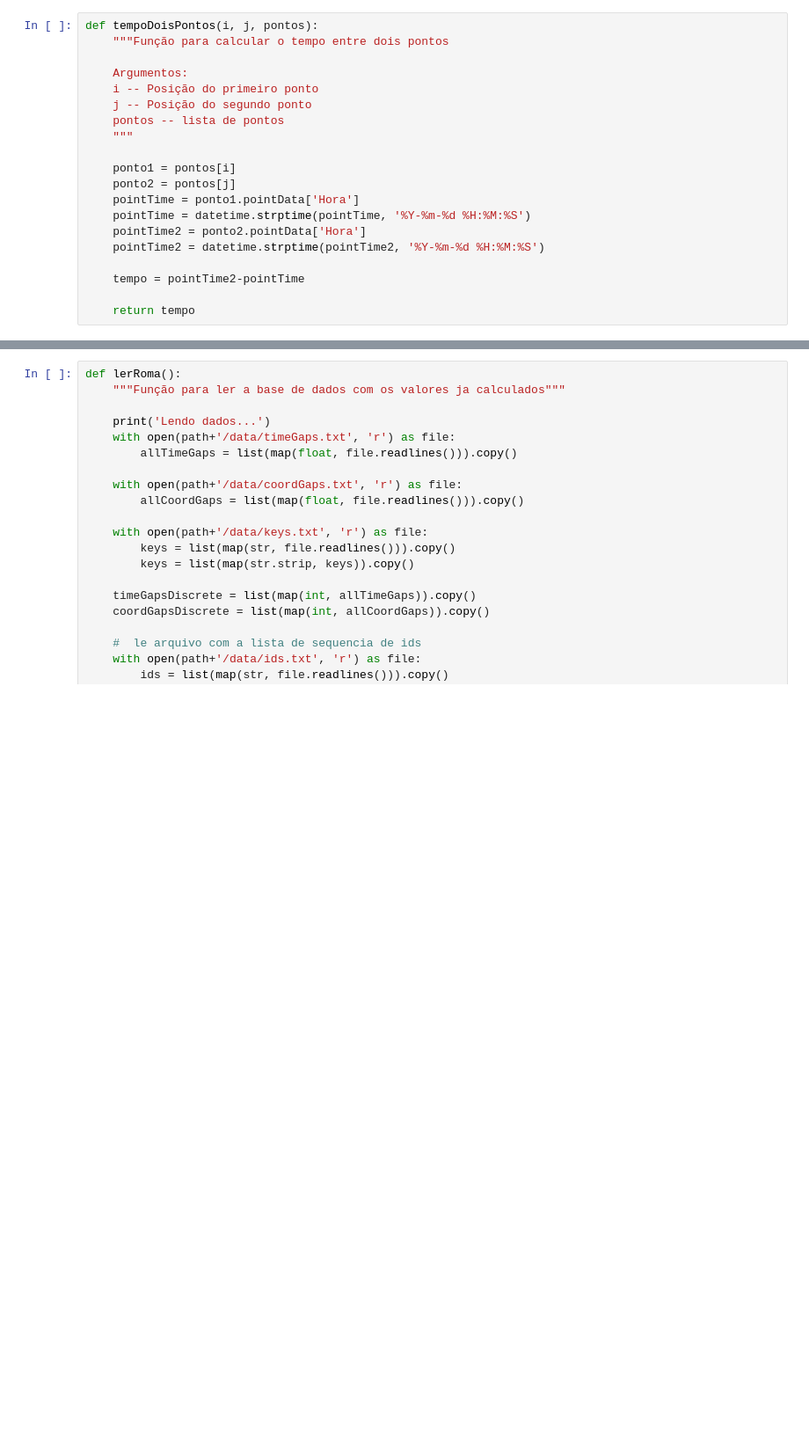
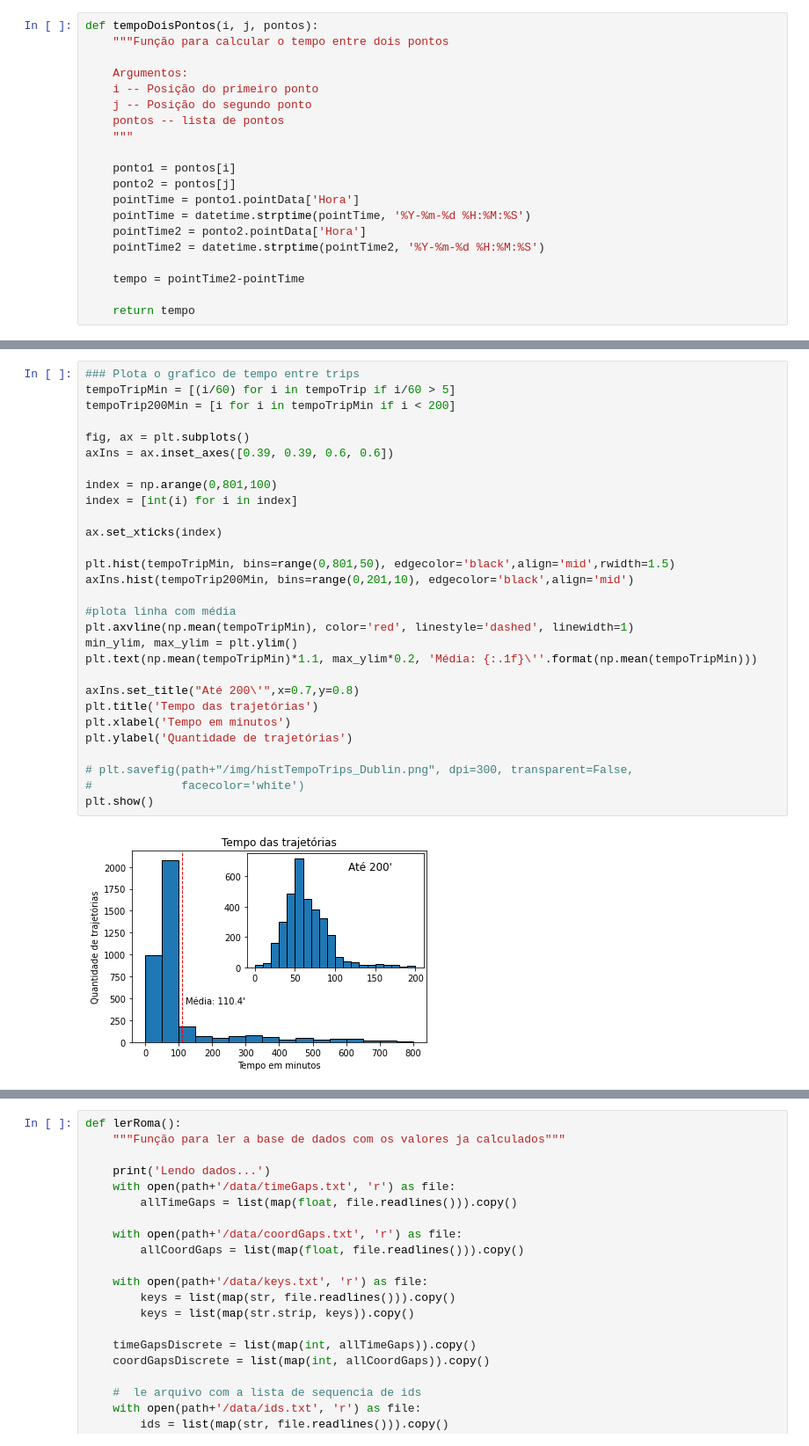
Before and after one commit to TulioNPL/Pesquisa, a Jupyter notebook: jupyter/main.ipynb, the cells around one changed output, grey strips where cells are left out. Shown: that part at 88% size. Cells and saved outputs as stored; diff of their text form; blank space fills up the shorter version.

```diff
--- a/jupyter/main.ipynb
+++ b/jupyter/main.ipynb
@@ -194,3 +265,34 @@ allTimeGaps, allCoordGaps, timeGapsDiscrete, coordGapsDiscrete, keys, pontos = l
+# %%
+### Plota o grafico de tempo entre trips
+tempoTripMin = [(i/60) for i in tempoTrip if i/60 > 5]
+tempoTrip200Min = [i for i in tempoTripMin if i < 200]
+
+fig, ax = plt.subplots()
+axIns = ax.inset_axes([0.39, 0.39, 0.6, 0.6])
+
+index = np.arange(0,801,100)
+index = [int(i) for i in index]
+
+ax.set_xticks(index)
+
+plt.hist(tempoTripMin, bins=range(0,801,50), edgecolor='black',align='mid',rwidth=1.5)
+axIns.hist(tempoTrip200Min, bins=range(0,201,10), edgecolor='black',align='mid')
+
+#plota linha com média
+plt.axvline(np.mean(tempoTripMin), color='red', linestyle='dashed', linewidth=1)
+min_ylim, max_ylim = plt.ylim()
+plt.text(np.mean(tempoTripMin)*1.1, max_ylim*0.2, 'Média: {:.1f}\''.format(np.mean(tempoTripMin)))
+
+axIns.set_title("Até 200\'",x=0.7,y=0.8)
+plt.title('Tempo das trajetórias')
+plt.xlabel('Tempo em minutos')
+plt.ylabel('Quantidade de trajetórias')
+
+# plt.savefig(path+"/img/histTempoTrips_Dublin.png", dpi=300, transparent=False,
+#             facecolor='white')
+plt.show()
+# %% [output]
+[figure, added]
 # %%
 def dublinTamTrips():
     tamTrips = []
```
Also changed, not shown: parts of 9 cells of this notebook, 2 other files.
